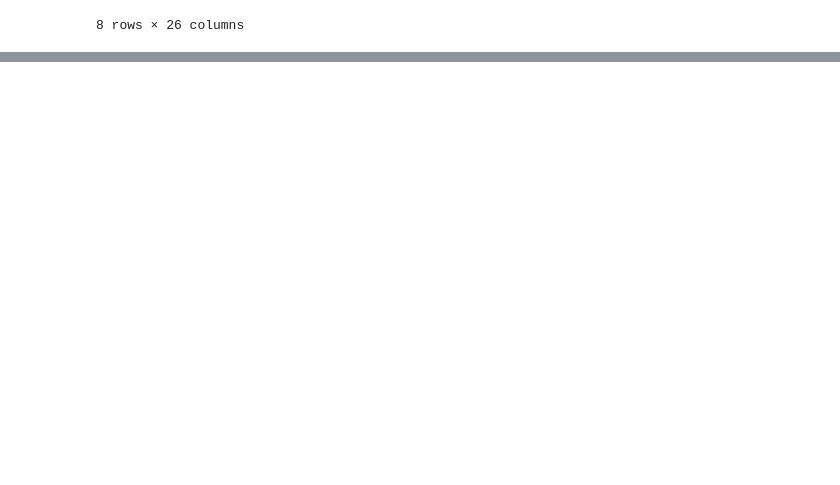
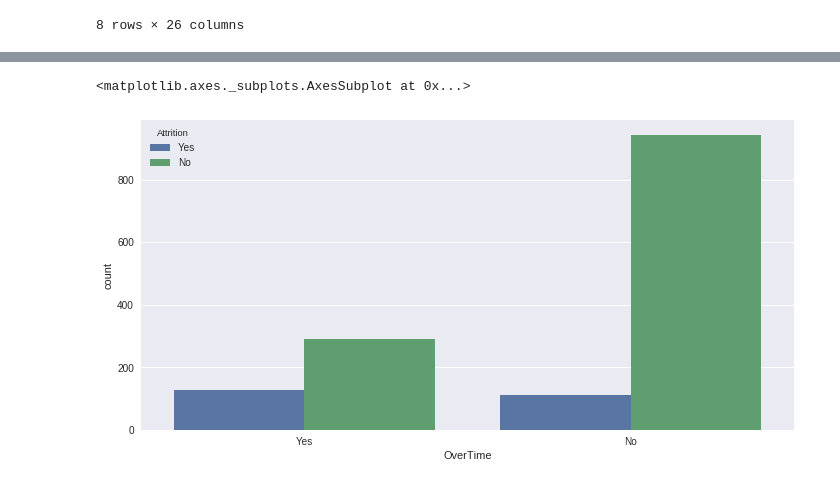
Before and after one commit to tkhan3/machinelearning, a Jupyter notebook: hr_analytics.ipynb, the cells around one changed output, grey strips where cells are left out. Saved outputs shown, nothing was run; the diff lists cells and outputs as text; code cells hidden in the pictures; blank space fills up the shorter version.

```diff
--- a/hr_analytics.ipynb
+++ b/hr_analytics.ipynb
@@ -91,0 +173,6 @@ hr_data.describe()
+# %%
+sns.set(rc={'figure.figsize':(11.7,5.7)})
+sns.countplot(x="OverTime",data=hr_data,hue='Attrition')
+# %% [output]
+<matplotlib.axes._subplots.AxesSubplot at 0x...>
+[figure, added]
```
Also changed, not shown: parts of 11 cells of this notebook.
